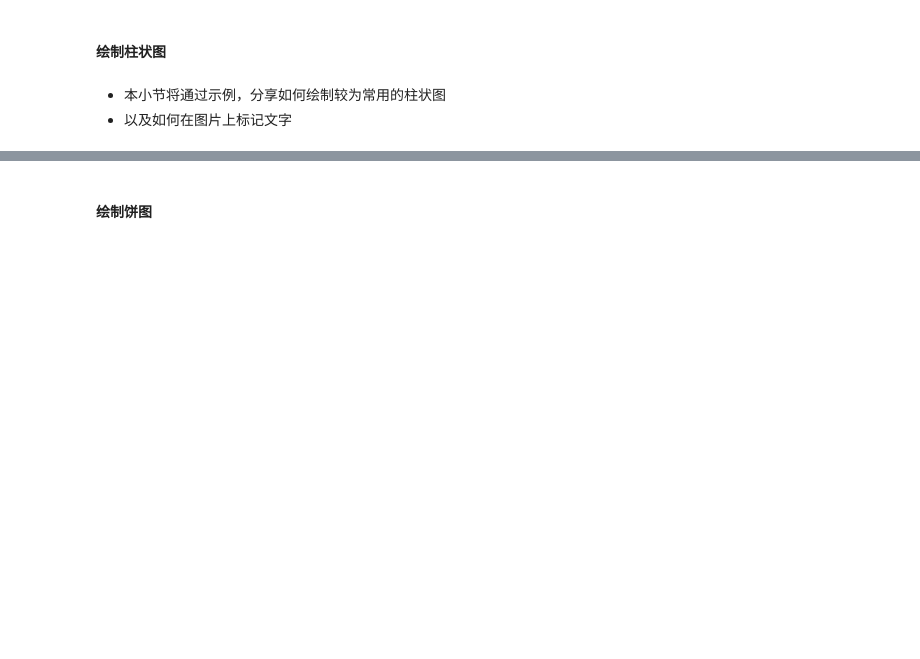
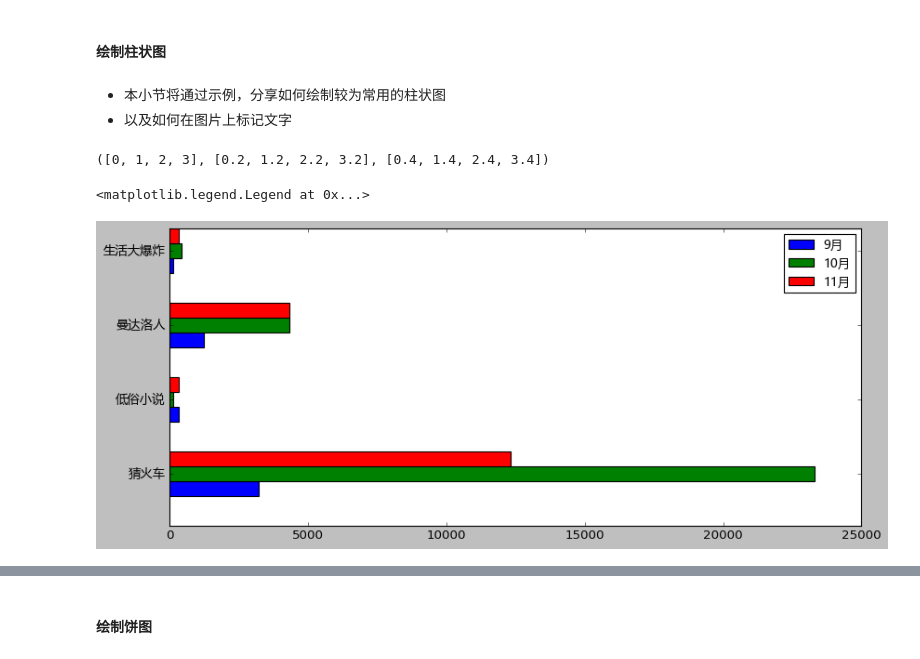
Before and after one commit to PeterZhangxing/my_lectures, a Jupyter notebook: about_plt/basic_plt_blank.ipynb, the cells around one changed output, grey strips where cells are left out. Saved outputs shown, nothing was run; the diff lists cells and outputs as text; code cells hidden in the pictures; blank space fills up the shorter version.

```diff
--- a/about_plt/basic_plt_blank.ipynb
+++ b/about_plt/basic_plt_blank.ipynb
@@ -315,0 +292,33 @@ ax.add_artist(leg)
+# %%
+# 设置显示中文字体
+from matplotlib import font_manager
+my_font = font_manager.FontProperties(fname='msyh.ttc')
+# %%
+# 编造实验数据 ['猜火车','低俗小说','曼达洛人','生活大爆炸']
+a = ['猜火车','低俗小说','曼达洛人','生活大爆炸']
+b16 = [12323,321,4321,321]
+b15 = [23312,123,4312,432]
+b14 = [3213,321,1234,123]
+# %%
+# 设置每个柱体的高度
+bar_width = 0.2
+# 设置x轴坐标值
+x14 = list(range(len(a)))
+x15 = [ i+bar_width for i in x14 ]
+x16 = [ i+bar_width*2 for i in x14 ]
+x14,x15,x16
+# %% [output]
+([0, 1, 2, 3], [0.2, 1.2, 2.2, 3.2], [0.4, 1.4, 2.4, 3.4])
+# %%
+# 绘制横着的柱形图
+plt.figure(figsize=(12,5),dpi=80)
+plt.barh(x14,b14,height=bar_width,label='9月')
+plt.barh(x15,b15,height=bar_width,label='10月')
+plt.barh(x16,b16,height=bar_width,label='11月')
+# 设置y轴显示的内容
+plt.yticks(x15,a,fontproperties=my_font)
+# 绘制图例
+plt.legend(prop=my_font,loc='best')
+# %% [output]
+<matplotlib.legend.Legend at 0x...>
+[figure, added]
```
Also changed, not shown: parts of 21 cells of this notebook.
